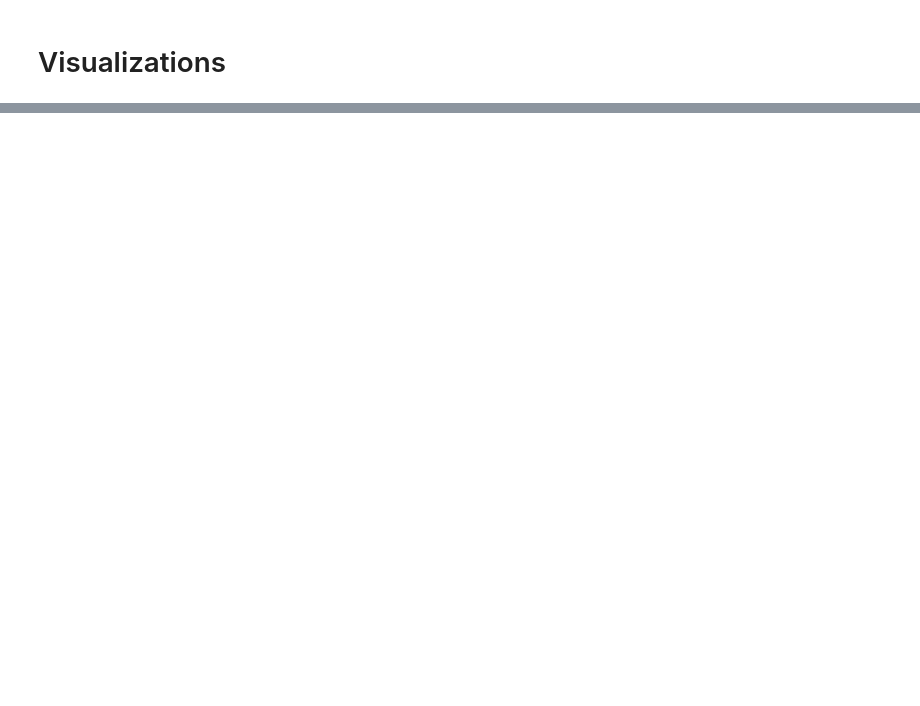
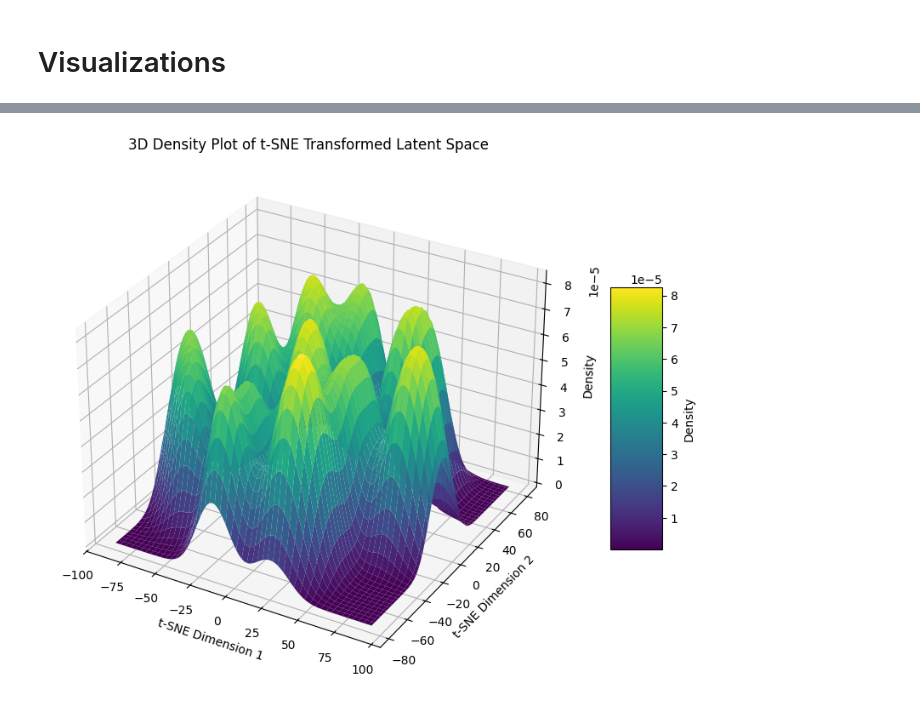
Before and after one commit to yesahmedyes/Generative-AI-LLMs, a Jupyter notebook: Assignment 2.ipynb, the cells around one changed output, grey strips where cells are left out. Drawn from its saved outputs; the diff is of its cells as text; code cells hidden in the pictures; blank space fills up the shorter version.

Commit message:
3d tsne plot added

```diff
--- a/Assignment 2.ipynb
+++ b/Assignment 2.ipynb
@@ -427,0 +432,51 @@ visualize_latens(test_loader, model)
+# %%
+def visualize_latents_tsne_density(dataloader, model):
+    model.eval()
+
+    latents = []
+    labels = []
+
+    with torch.no_grad():
+        for data, label in dataloader:
+            data = data.to(DEVICE)
+
+            mu, _ = model.encode(data)
+
+            latents.append(mu.cpu())
+            labels.append(label)
+
+    latents = torch.cat(latents)
+    latents_np = latents.numpy()
+
+    tsne = TSNE(n_components=2, random_state=42)
+
+    latents_tsne = tsne.fit_transform(latents_np)
+
+    kde = gaussian_kde(latents_tsne.T)
+
+    x_min, x_max = latents_tsne[:, 0].min(), latents_tsne[:, 0].max()
+    y_min, y_max = latents_tsne[:, 1].min(), latents_tsne[:, 1].max()
+
+    x_grid, y_grid = np.mgrid[x_min:x_max:100j, y_min:y_max:100j]
+    grid_coords = np.vstack([x_grid.ravel(), y_grid.ravel()])
+
+    z = kde(grid_coords)
+    z = z.reshape(x_grid.shape)
+
+    fig = plt.figure(figsize=(12, 8))
+    ax = fig.add_subplot(111, projection="3d")
+
+    surf = ax.plot_surface(x_grid, y_grid, z, cmap='viridis', edgecolor='none')
+
+    ax.set_xlabel("t-SNE Dimension 1")
+    ax.set_ylabel("t-SNE Dimension 2")
+    ax.set_zlabel("Density")
+    ax.set_title("3D Density Plot of t-SNE Transformed Latent Space")
+
+    fig.colorbar(surf, ax=ax, shrink=0.5, aspect=5, label="Density")
+
+    plt.show()
+
+visualize_latents_tsne_density(test_loader, model)
+# %% [output]
+[figure, added]
```
Also changed, not shown: parts of 6 cells of this notebook.
